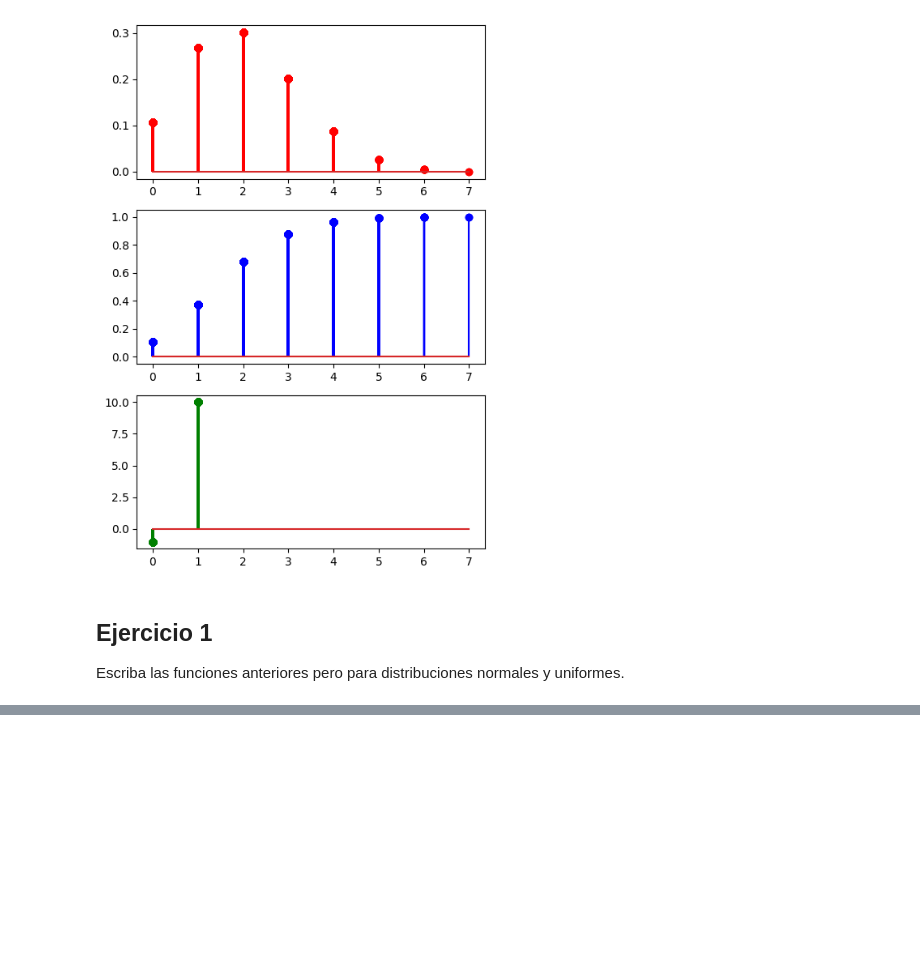
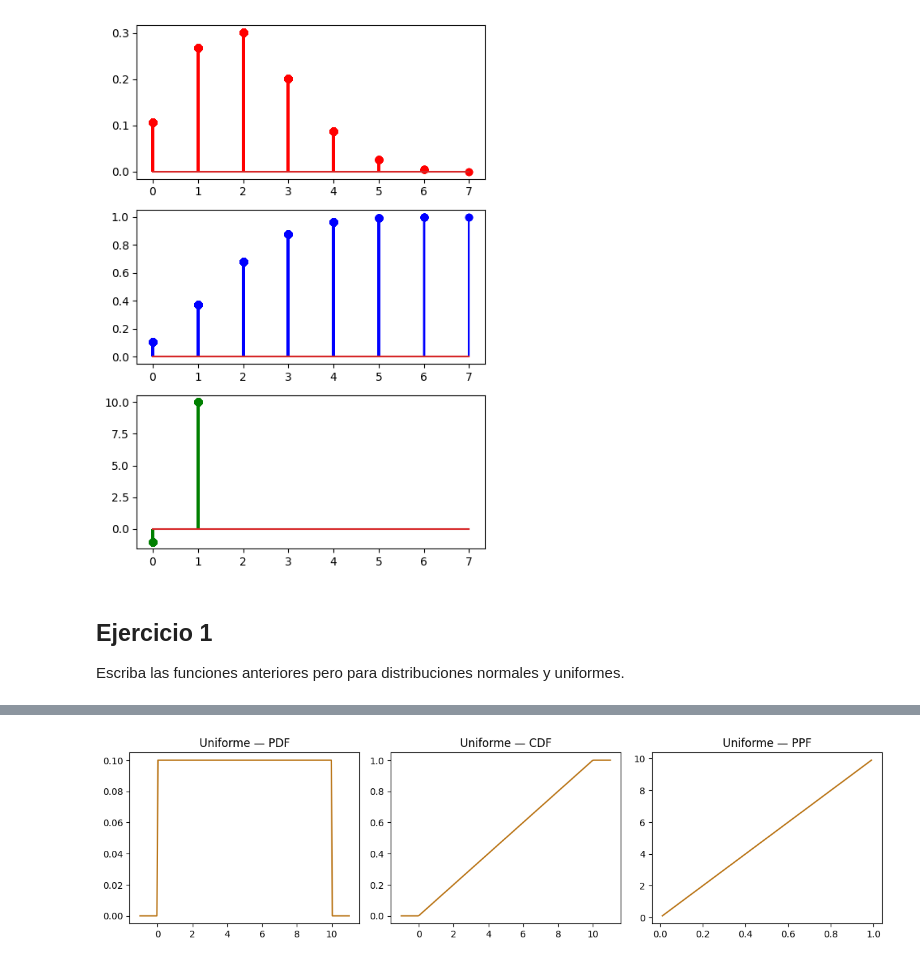
Before and after one commit to virsanch/probability-distribution-exercises-project-with-python, a Jupyter notebook: notebook/problems.es.ipynb, the cells around one changed output, grey strips where cells are left out. Saved outputs shown, nothing was run; the diff lists cells and outputs as text; code cells hidden in the pictures; blank space fills up the shorter version.

```diff
--- a/notebook/problems.es.ipynb
+++ b/notebook/problems.es.ipynb
@@ -174,22 +195,23 @@ plt. show()
 # %%
 # Gráfica Uniforme
 
 fig = plt.figure(figsize=(12, 9))
 
 x_unif = np.linspace(-1, 11, 200)
 
 plt.subplot(3, 3, 7)
 plt.plot(x_unif, uniform.pdf(x_unif, loc=0, scale=10), color="#BA7517")
 plt.title("Uniforme — PDF")
 
 plt.subplot(3, 3, 8)
 plt.plot(x_unif, uniform.cdf(x_unif, loc=0, scale=10), color="#BA7517")
 plt.title("Uniforme — CDF")
 
 plt.subplot(3, 3, 9)
 plt.plot(p_vals, uniform.ppf(p_vals, loc=0, scale=10), color="#BA7517")
 plt.title("Uniforme — PPF")
 
 plt.tight_layout()
 plt.show()
-La diferencia es que en vez de ejes[0,0] usas plt.subplot(3, 3, 1) — los números significan: 3 filas, 3 columnas, posición número 1. Se cuenta de izquierda a derecha y de arriba a abajo.
+# %% [output]
+[figure, added]
```
Also changed, not shown: parts of 5 cells of this notebook.
